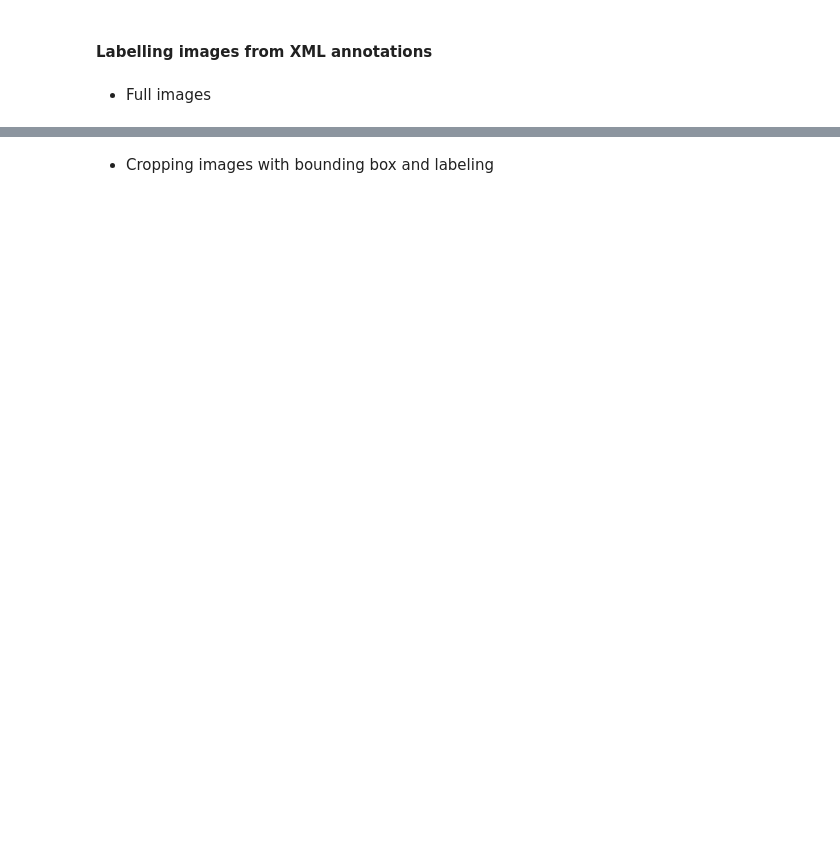
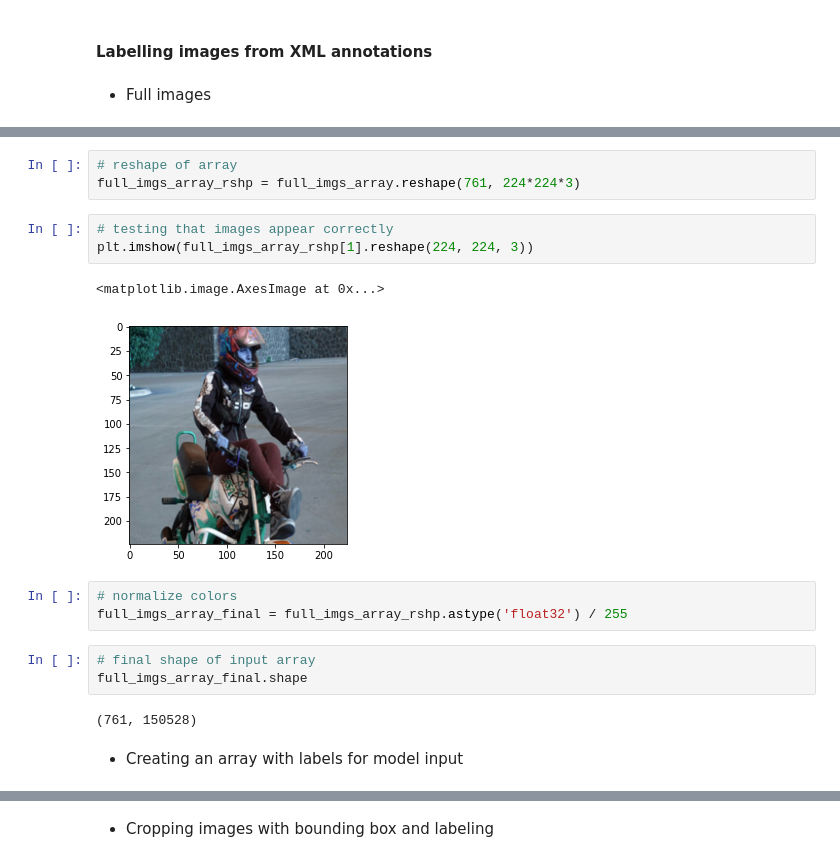
Before and after one commit to konstantinos-al/ml_project_quebec, a Jupyter notebook: Master_notebook_MASTER.ipynb, the cells around one changed output, grey strips where cells are left out. Cells and saved outputs as stored; diff of their text form; blank space fills up the shorter version.

```diff
--- a/Master_notebook_MASTER.ipynb
+++ b/Master_notebook_MASTER.ipynb
@@ -158,0 +185,19 @@ for xml_path in list_annotations:
+# %%
+# reshape of array
+full_imgs_array_rshp = full_imgs_array.reshape(761, 224*224*3)
+# %%
+# testing that images appear correctly
+plt.imshow(full_imgs_array_rshp[1].reshape(224, 224, 3))
+# %% [output]
+<matplotlib.image.AxesImage at 0x...>
+[figure, added]
+# %%
+# normalize colors
+full_imgs_array_final = full_imgs_array_rshp.astype('float32') / 255
+# %%
+# final shape of input array
+full_imgs_array_final.shape
+# %% [output]
+(761, 150528)
+# %% [markdown]
+* Creating an array with labels for model input
```
Also changed, not shown: parts of 21 cells of this notebook.
